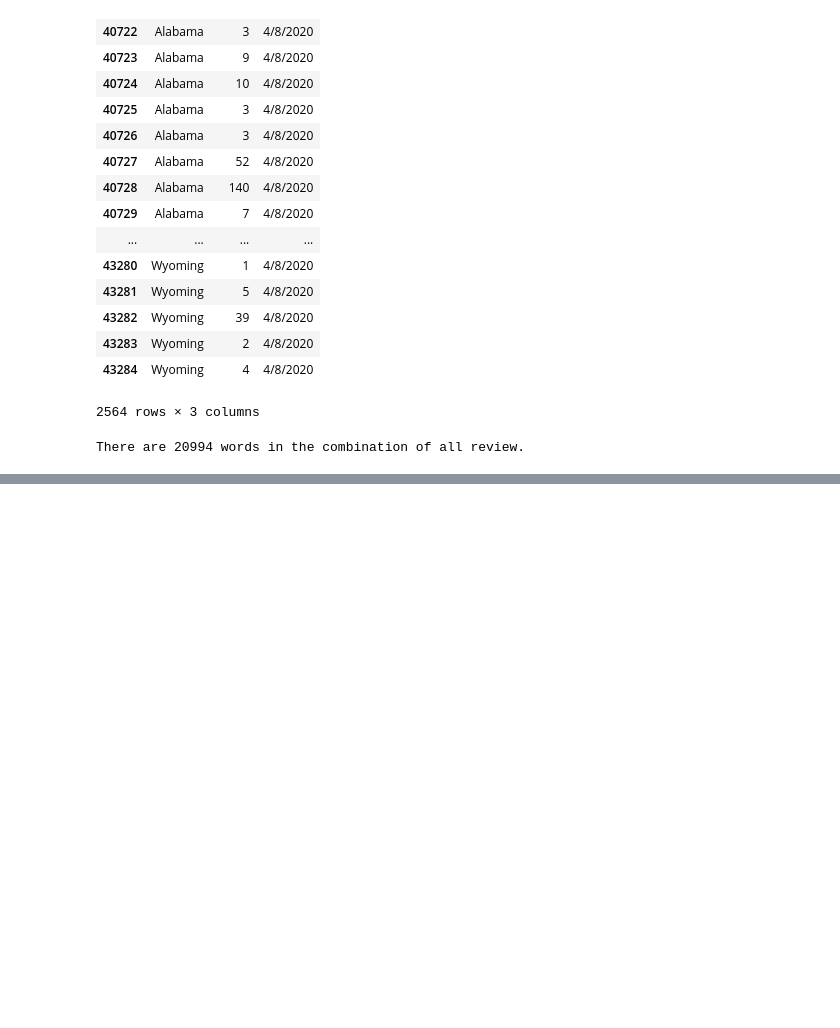
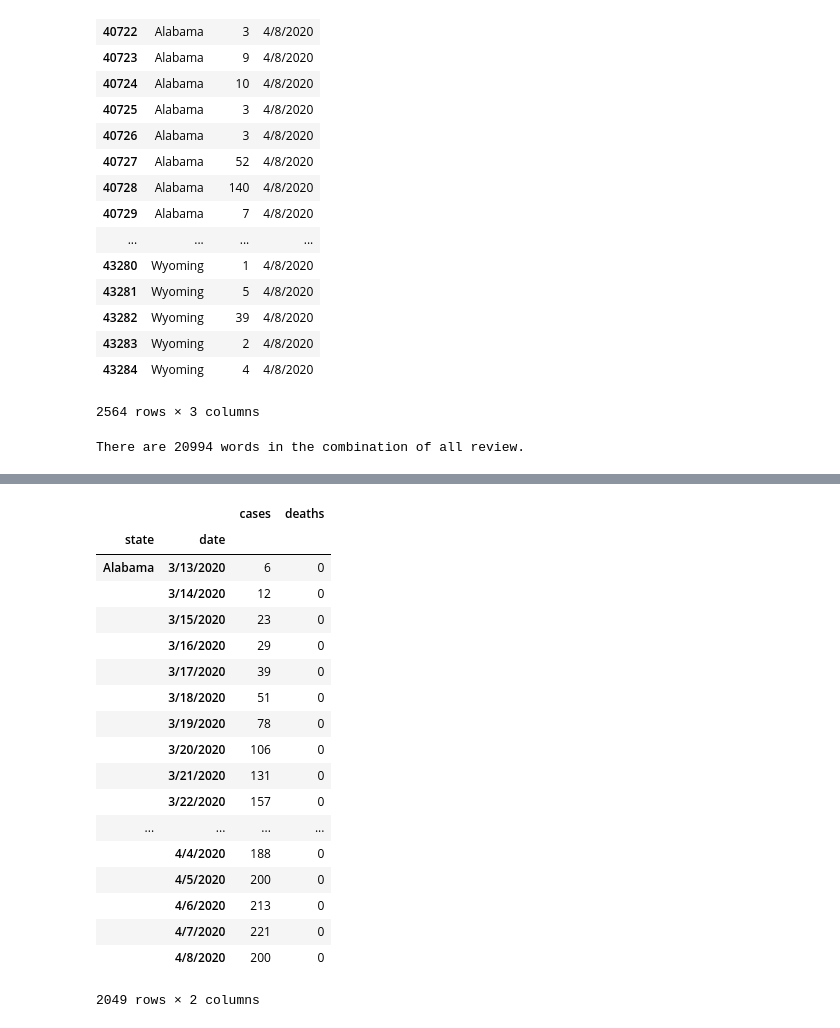
Before and after one commit to irwinmier96/Extra_Side_Projects, a Jupyter notebook: Coronavirus Cases by U.S County 2020/covid_states.ipynb, the cells around one changed output, grey strips where cells are left out. Drawn from its saved outputs; the diff is of its cells as text; code cells hidden in the pictures; blank space fills up the shorter version.

```diff
--- a/Coronavirus Cases by U.S County 2020/covid_states.ipynb
+++ b/Coronavirus Cases by U.S County 2020/covid_states.ipynb
@@ -132,0 +191,27 @@ plt.show()
+# %%
+#Line graph detailing the growth of cases using the data df
+state_growth = pd.DataFrame(data)
+
+state_growth = state_growth.groupby(['state','date']).sum()
+
+state_growth
+# %% [output]
+|  |  | cases | deaths |
+| state | date |  |  |
+| Alabama | 3/13/2020 | 6 | 0 |
+|  | 3/14/2020 | 12 | 0 |
+|  | 3/15/2020 | 23 | 0 |
+|  | 3/16/2020 | 29 | 0 |
+|  | 3/17/2020 | 39 | 0 |
+|  | 3/18/2020 | 51 | 0 |
+|  | 3/19/2020 | 78 | 0 |
+|  | 3/20/2020 | 106 | 0 |
+|  | 3/21/2020 | 131 | 0 |
+|  | 3/22/2020 | 157 | 0 |
+| ... | ... | ... | ... |
+|  | 4/4/2020 | 188 | 0 |
+|  | 4/5/2020 | 200 | 0 |
+|  | 4/6/2020 | 213 | 0 |
+|  | 4/7/2020 | 221 | 0 |
+|  | 4/8/2020 | 200 | 0 |
+2049 rows × 2 columns
```
Also changed, not shown: parts of 9 cells of this notebook, 1 other file.
